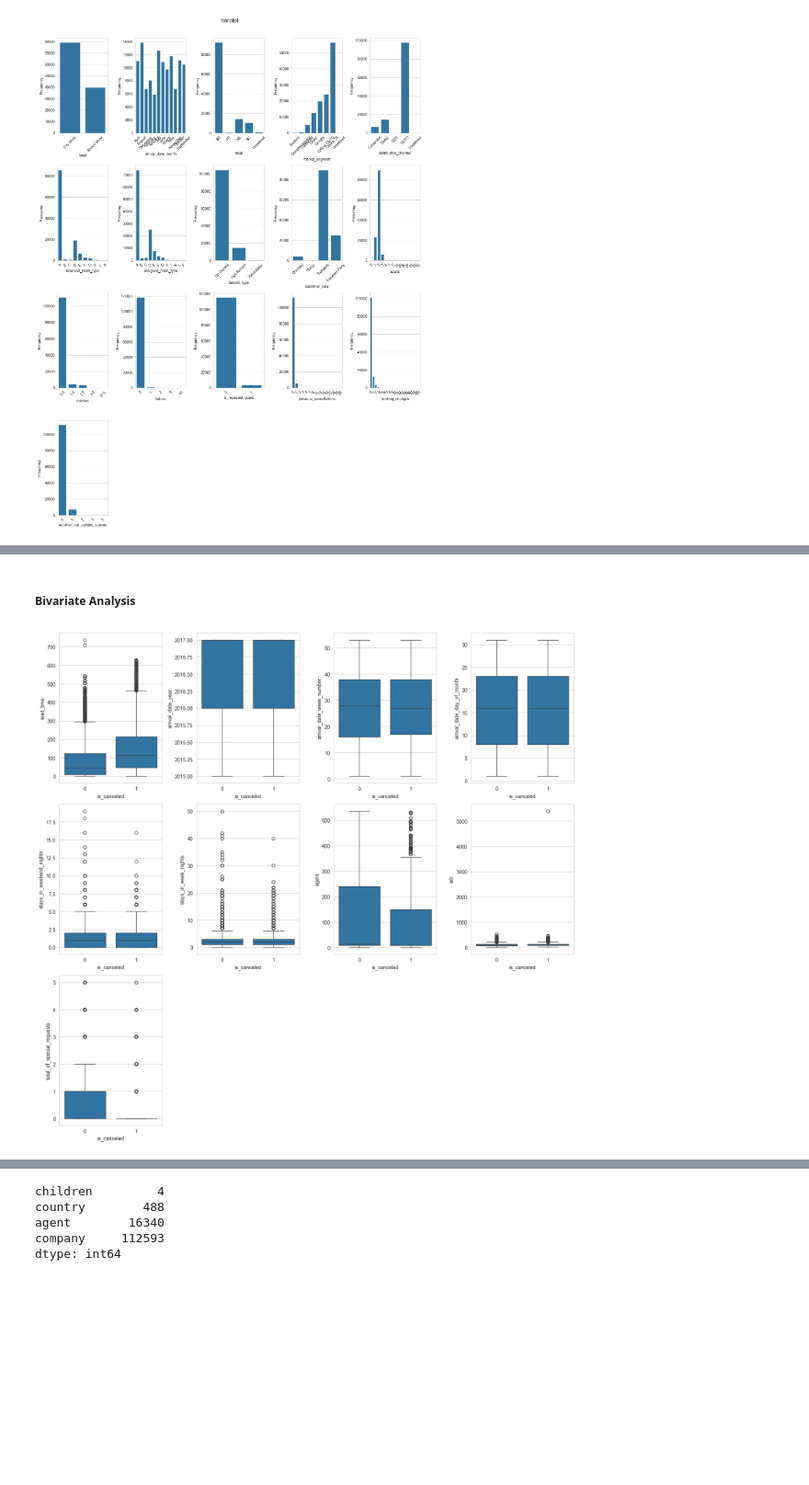
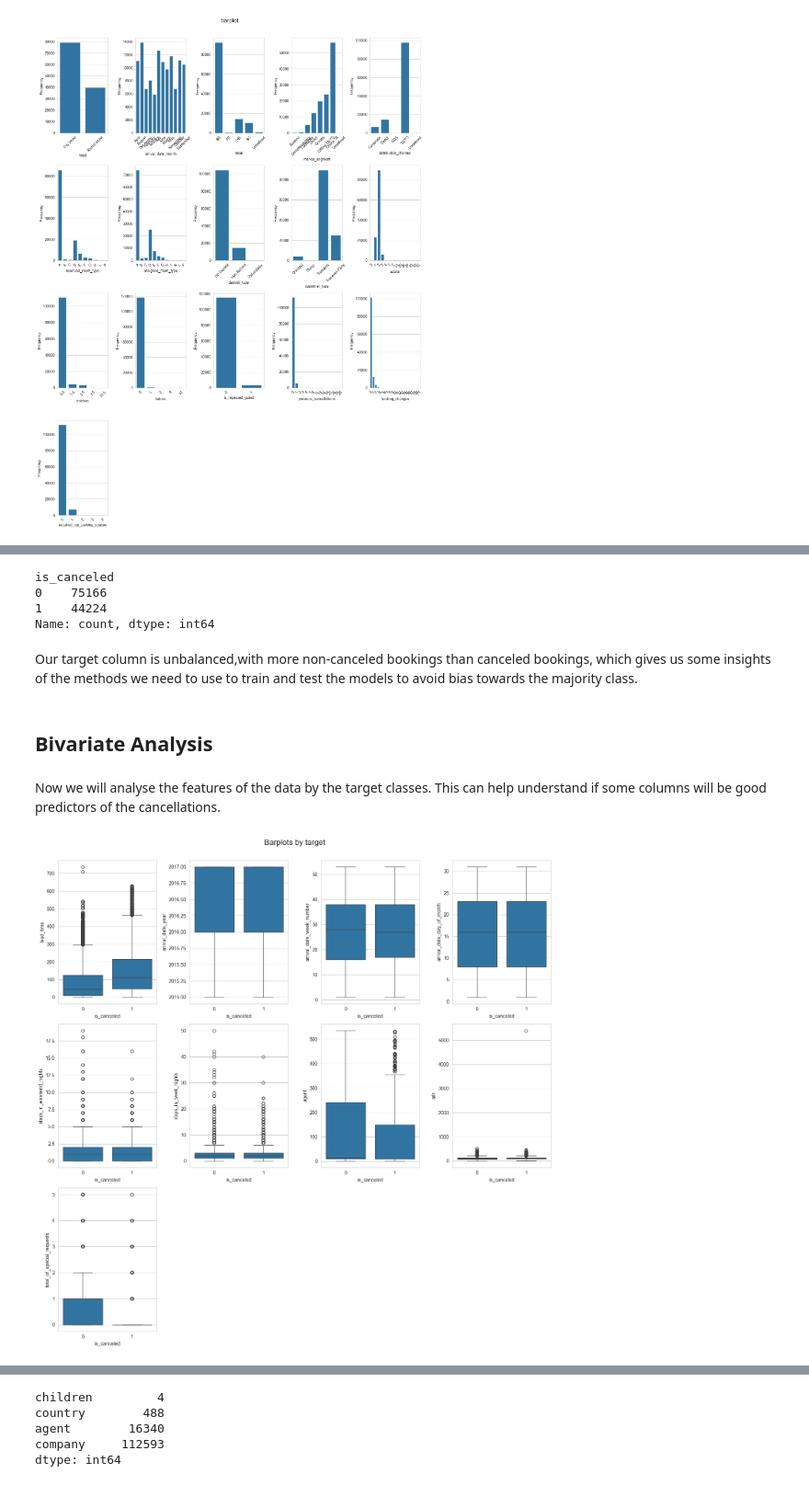
Before and after one commit to beatrizmsa/booking-cancellation-predictor, a Jupyter notebook: notebook.ipynb, the cells around one changed output, grey strips where cells are left out. Shown at 92% size. Cells and saved outputs as stored; diff of their text form; code cells hidden in the pictures; blank space fills up the shorter version.

```diff
--- a/notebook.ipynb
+++ b/notebook.ipynb
@@ -200,46 +164,18 @@ We can observe that the majority of the features are imbalanced, with some categ
+# %%
+data['is_canceled'].value_counts()
+# %% [output]
+is_canceled
+0    75166
+1    44224
+Name: count, dtype: int64
+# %% [markdown]
+Our target column is unbalanced,with more non-canceled bookings than canceled bookings, which gives us some insights of the methods we need to use to train and test the models to avoid bias towards the majority class.
 # %% [markdown]
-##### Bivariate Analysis
+## Bivariate Analysis
-# %%
-def boxplot_by_type_visualization(data, columns, title):
-    columns = [col for col in columns if col != 'is_canceled']
-    n_cols = min(4, len(columns))
-    n_rows = (len(columns) + n_cols - 1) // n_cols
-    fig, axes = plt.subplots(n_rows, n_cols, figsize=(15, 5 * n_rows))
-
-    axes = axes.flatten()
-    for i, col in enumerate(columns):
-        sns.boxplot(x='is_canceled', y=col, data=data, ax=axes[i])
-        axes[i].set_xlabel('is_canceled')
-        axes[i].set_ylabel(col)
-
-    for j in range(len(columns), len(axes)):
-        axes[j].axis("off")
-
-    plt.tight_layout(rect=(0, 0, 1, 0.95))
-    plt.suptitle(title, fontsize=16)
-    plt.show()
-
-def crosstab_by_type_visualization(data, columns, title):
-    n_cols = min(4, len(columns))
-    n_rows = (len(columns) + n_cols - 1) // n_cols
-    fig, axes = plt.subplots(n_rows, n_cols, figsize=(20, 10 * n_rows))
-
-    axes = axes.flatten()
-    for i, col in enumerate(columns):
-        crosstab_result = pd.crosstab(data[col], data['is_canceled'])
-        crosstab_result.plot(kind="bar", ax=axes[i])
-        axes[i].set_xlabel('is_canceled')
-        axes[i].set_ylabel(col)
-        axes[i].tick_params(axis="x", rotation=45)
-
-    for j in range(len(columns), len(axes)):
-        axes[j].axis("off")
-
-    plt.tight_layout(rect=(0, 0, 1, 0.95))
-    plt.suptitle(title, fontsize=16)
-    plt.show()
+# %% [markdown]
+Now we will analyse the features of the data by the target classes. This can help understand if some columns will be good predictors of the cancellations.
 # %%
-boxplot_by_type_visualization(data, numerical_columns_box,'')
+boxplot_by_type_visualization(data, numerical_columns_box, "Barplots by target")
 # %% [output]
-[figure, old version]
+[figure, new version]
 # %% [markdown]
```
Also changed, not shown: parts of 140 cells of this notebook, 2 other files.
